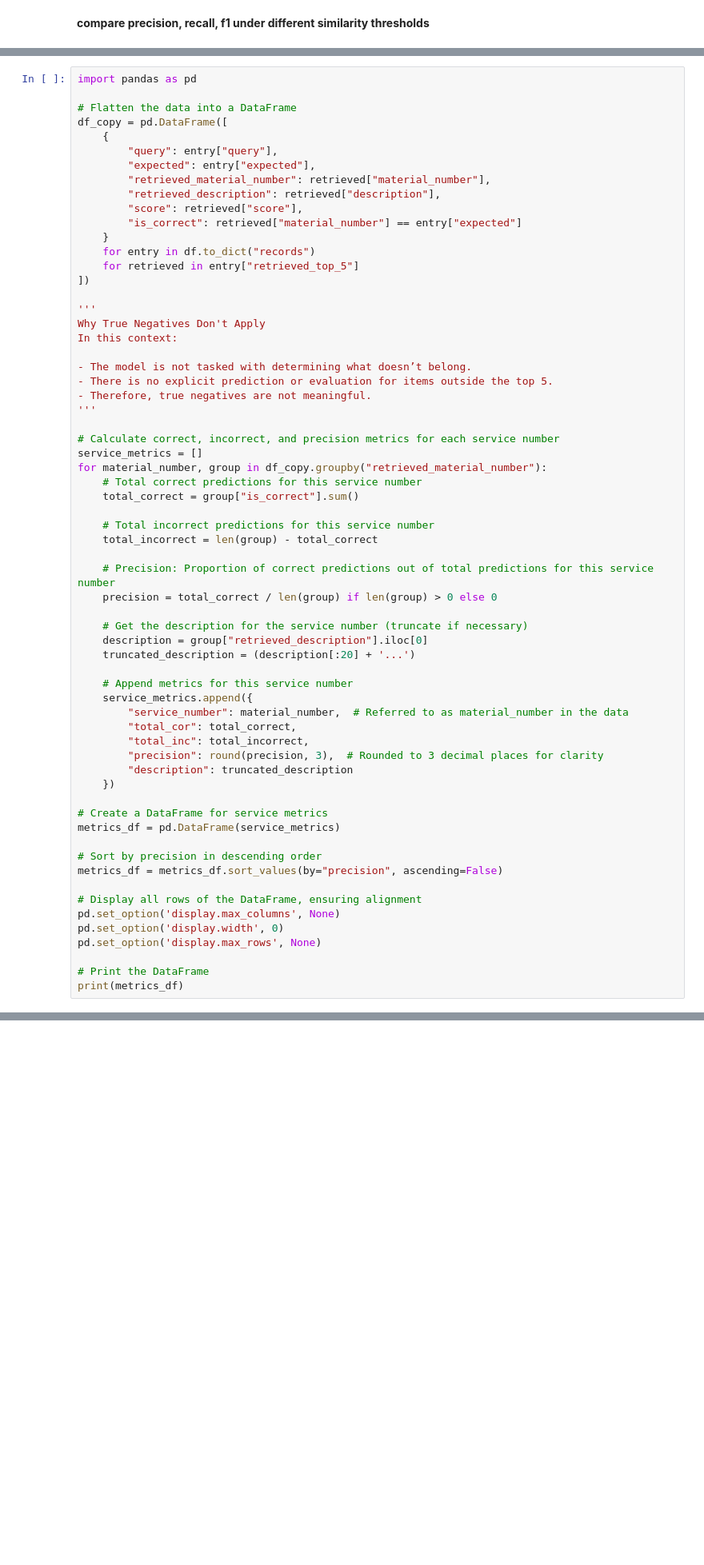
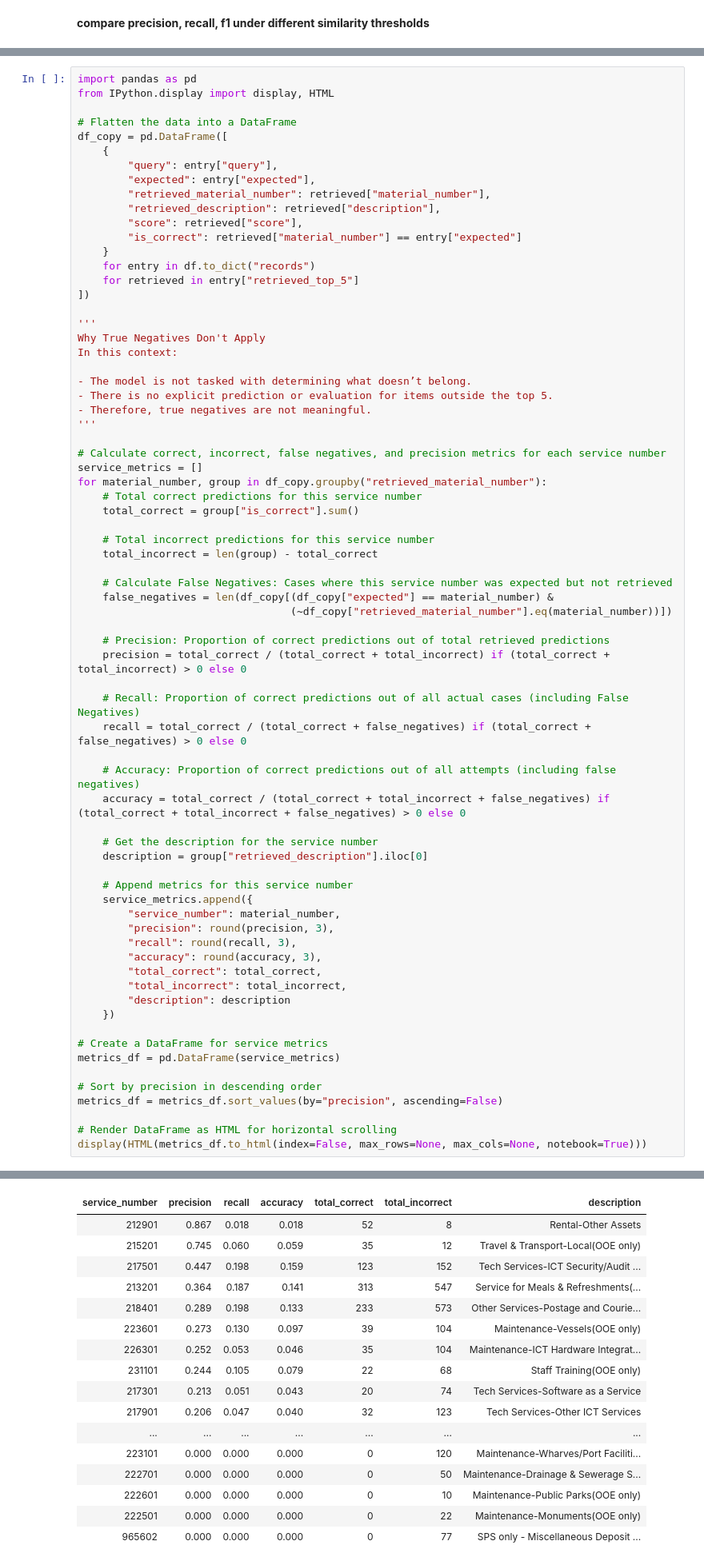
Before and after one commit to darinatic/insupply, a Jupyter notebook: notebooks/main.ipynb, the cells around one changed output, grey strips where cells are left out. Shown: that part at 80% size. Cells and saved outputs as stored; diff of their text form; blank space fills up the shorter version.

```diff
--- a/notebooks/main.ipynb
+++ b/notebooks/main.ipynb
@@ -527,5 +537,6 @@ Above this point: Predictions are more exclusive (low Recall, high Precision).
 # %%
 import pandas as pd
+from IPython.display import display, HTML
 
 # Flatten the data into a DataFrame
 df_copy = pd.DataFrame([
@@ -550,7 +561,7 @@ In this context:
 - Therefore, true negatives are not meaningful.
 '''
 
-# Calculate correct, incorrect, and precision metrics for each service number
+# Calculate correct, incorrect, false negatives, and precision metrics for each service number
 service_metrics = []
 for material_number, group in df_copy.groupby("retrieved_material_number"):
     # Total correct predictions for this service number
@@ -559,20 +570,31 @@ for material_number, group in df_copy.groupby("retrieved_material_number"):
     # Total incorrect predictions for this service number
     total_incorrect = len(group) - total_correct
 
-    # Precision: Proportion of correct predictions out of total predictions for this service number
-    precision = total_correct / len(group) if len(group) > 0 else 0
+    # Calculate False Negatives: Cases where this service number was expected but not retrieved
+    false_negatives = len(df_copy[(df_copy["expected"] == material_number) &
+                                  (~df_copy["retrieved_material_number"].eq(material_number))])
 
-    # Get the description for the service number (truncate if necessary)
+    # Precision: Proportion of correct predictions out of total retrieved predictions
+    precision = total_correct / (total_correct + total_incorrect) if (total_correct + total_incorrect) > 0 else 0
+
+    # Recall: Proportion of correct predictions out of all actual cases (including False Negatives)
+    recall = total_correct / (total_correct + false_negatives) if (total_correct + false_negatives) > 0 else 0
+
+    # Accuracy: Proportion of correct predictions out of all attempts (including false negatives)
+    accuracy = total_correct / (total_correct + total_incorrect + false_negatives) if (total_correct + total_incorrect + false_negatives) > 0 else 0
+
+    # Get the description for the service number
     description = group["retrieved_description"].iloc[0]
-    truncated_description = (description[:20] + '...')
 
     # Append metrics for this service number
     service_metrics.append({
-        "service_number": material_number,  # Referred to as material_number in the data
-        "total_cor": total_correct,
-        "total_inc": total_incorrect,
-        "precision": round(precision, 3),  # Rounded to 3 decimal places for clarity
-        "description": truncated_description
+        "service_number": material_number,
+        "precision": round(precision, 3),
+        "recall": round(recall, 3),
+        "accuracy": round(accuracy, 3),
+        "total_correct": total_correct,
+        "total_incorrect": total_incorrect,
+        "description": description
     })
 
 # Create a DataFrame for service metrics
@@ -581,11 +603,6 @@ metrics_df = pd.DataFrame(service_metrics)
 # Sort by precision in descending order
 metrics_df = metrics_df.sort_values(by="precision", ascending=False)
 
-# Display all rows of the DataFrame, ensuring alignment
-pd.set_option('display.max_columns', None)
-pd.set_option('display.width', 0)
-pd.set_option('display.max_rows', None)
-
-# Print the DataFrame
-print(metrics_df)
+# Render DataFrame as HTML for horizontal scrolling
+display(HTML(metrics_df.to_html(index=False, max_rows=None, max_cols=None, notebook=True)))
 # %% [output]
@@ -609,3 +609,20 @@ print(metrics_df)
+| service_number | precision | recall | accuracy | total_correct | total_incorrect | description |
+| 212901 | 0.867 | 0.018 | 0.018 | 52 | 8 | Rental-Other Assets |
+| 215201 | 0.745 | 0.060 | 0.059 | 35 | 12 | Travel & Transport-Local(OOE only) |
+| 217501 | 0.447 | 0.198 | 0.159 | 123 | 152 | Tech Services-ICT Security/Audit ... |
+| 213201 | 0.364 | 0.187 | 0.141 | 313 | 547 | Service for Meals & Refreshments(... |
+| 218401 | 0.289 | 0.198 | 0.133 | 233 | 573 | Other Services-Postage and Courie... |
+| 223601 | 0.273 | 0.130 | 0.097 | 39 | 104 | Maintenance-Vessels(OOE only) |
+| 226301 | 0.252 | 0.053 | 0.046 | 35 | 104 | Maintenance-ICT Hardware Integrat... |
+| 231101 | 0.244 | 0.105 | 0.079 | 22 | 68 | Staff Training(OOE only) |
+| 217301 | 0.213 | 0.051 | 0.043 | 20 | 74 | Tech Services-Software as a Service |
+| 217901 | 0.206 | 0.047 | 0.040 | 32 | 123 | Tech Services-Other ICT Services |
+| ... | ... | ... | ... | ... | ... | ... |
+| 223101 | 0.000 | 0.000 | 0.000 | 0 | 120 | Maintenance-Wharves/Port Faciliti... |
+| 222701 | 0.000 | 0.000 | 0.000 | 0 | 50 | Maintenance-Drainage & Sewerage S... |
+| 222601 | 0.000 | 0.000 | 0.000 | 0 | 10 | Maintenance-Public Parks(OOE only) |
+| 222501 | 0.000 | 0.000 | 0.000 | 0 | 22 | Maintenance-Monuments(OOE only) |
+| 965602 | 0.000 | 0.000 | 0.000 | 0 | 77 | SPS only - Miscellaneous Deposit ... |
 # %% [markdown]
 observations:
 <br>
```
Also changed, not shown: parts of 6 cells of this notebook.
